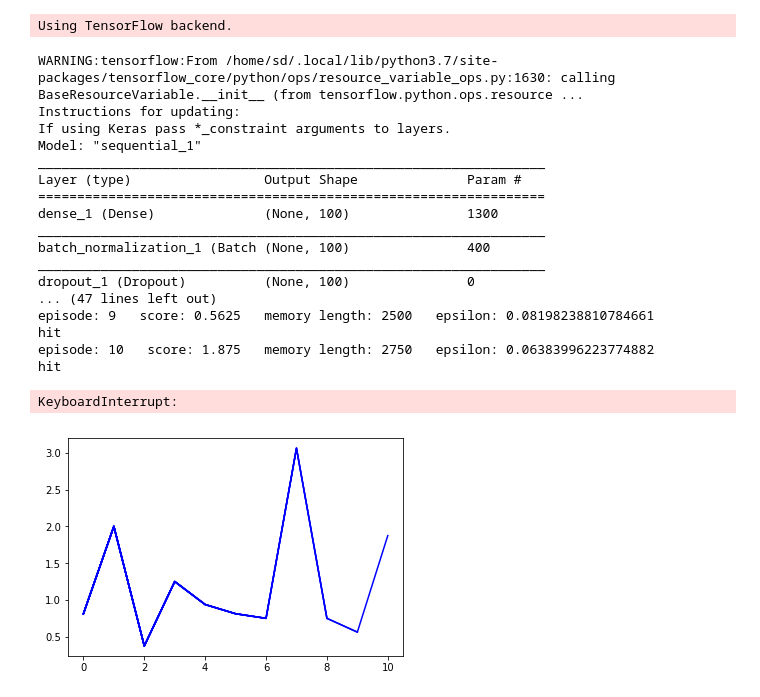
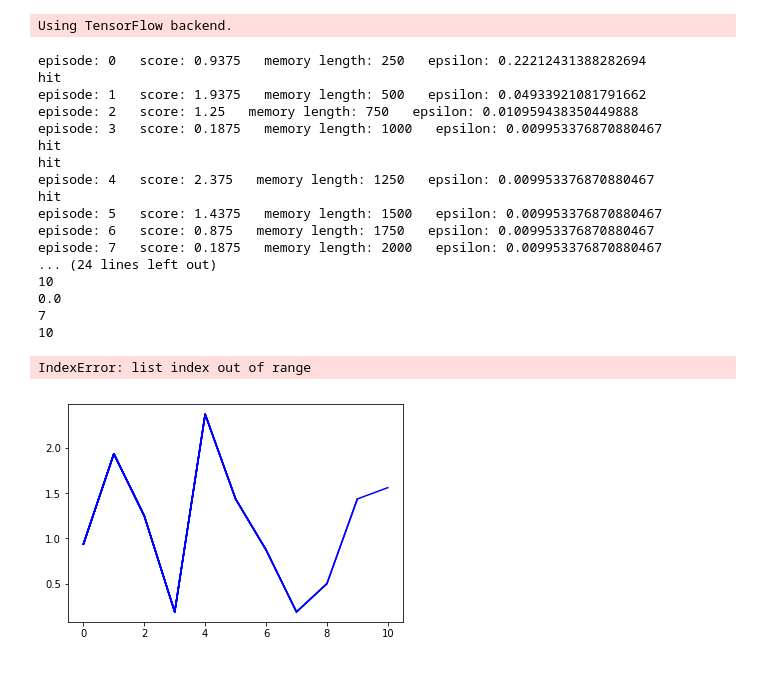
Before and after one commit to Kilorad/rl, a Jupyter notebook: example_rl.ipynb, the cells around one changed output. Saved outputs shown, nothing was run; the diff lists cells and outputs as text; code cells hidden in the pictures.

Commit message:
model-based

```diff
--- a/example_rl.ipynb
+++ b/example_rl.ipynb
@@ -33,7 +36,8 @@ state_size = env.observation_space.shape[0]
 action_size = env.action_space.n
 
 #agent = DoubleDQNAgent(state_size, action_size)
-agent = sarsa.SarsaAgent(state_size, action_size)
+#agent = model_based.ModelBasedAgent(state_size, action_size)
+agent = clusterized_ql.ClusterQLAgent(state_size, action_size)
 agent.train_start=3000
 #agent = strategy_imitation.ImitAgent(state_size, action_size)
 agent.render=True
@@ -72,51 +76,51 @@ for e in range(EPISODES):
         s_list.append(state)
         a_list.append(action)
         reward_lst.append(reward)
         #
 
         # every time step do the training
         agent.train_model()
         score += reward
         state = next_state
 
         if done:
             # every episode update the target model to be same with model
             agent.update_target_model()
 
             # every episode, plot the play time
             scores.append(score)
             episodes.append(e)
             pylab.plot(episodes, scores, 'b')
             #pylab.savefig("./save_graph/aa_gun_dqn.png")
             print("episode:", e, "  score:", score, "  memory length:",
-                  len(agent.memory), "  epsilon:", agent.epsilon)
+                  len(agent.s), "  epsilon:", agent.epsilon)
 
             # if the mean of scores of last 10 episode is bigger than 490
             # stop training
 
     # save the model
     #if e % 50 == 0:
     #    agent.model.save_weights("./save_model/aa_gun_dqn.h5")
 # %% [output]
-WARNING:tensorflow:From /home/sd/.local/lib/python3.7/site-packages/tensorflow_core/python/ops/resource_variable_ops.py:1630: calling BaseResourceVariable.__init__ (from tensorflow.python.ops.resource ...
-Instructions for updating:
-If using Keras pass *_constraint arguments to layers.
-Model: "sequential_1"
-_________________________________________________________________
-Layer (type)                 Output Shape              Param #
-=================================================================
-dense_1 (Dense)              (None, 100)               1300
-_________________________________________________________________
-batch_normalization_1 (Batch (None, 100)               400
-_________________________________________________________________
-dropout_1 (Dropout)          (None, 100)               0
-... (47 lines left out)
-episode: 9   score: 0.5625   memory length: 2500   epsilon: 0.08198238810784661
+episode: 0   score: 0.9375   memory length: 250   epsilon: 0.22212431388282694
 hit
-episode: 10   score: 1.875   memory length: 2750   epsilon: 0.06383996223774882
+episode: 1   score: 1.9375   memory length: 500   epsilon: 0.04933921081791662
+episode: 2   score: 1.25   memory length: 750   epsilon: 0.010959438350449888
+episode: 3   score: 0.1875   memory length: 1000   epsilon: 0.009953376870880467
 hit
+hit
+episode: 4   score: 2.375   memory length: 1250   epsilon: 0.009953376870880467
+hit
+episode: 5   score: 1.4375   memory length: 1500   epsilon: 0.009953376870880467
+episode: 6   score: 0.875   memory length: 1750   epsilon: 0.009953376870880467
+episode: 7   score: 0.1875   memory length: 2000   epsilon: 0.009953376870880467
+... (24 lines left out)
+10
+0.0
+7
+10
-KeyboardInterrupt:
+IndexError: list index out of range
-[figure, old version]
+[figure, new version]
 # %%
 def make_sar_table(s,a,r):
     #print(np.array(a,ndmin=2).T.shape)
```
Also changed, not shown: parts of 1 cell of this notebook, 7 other files.
